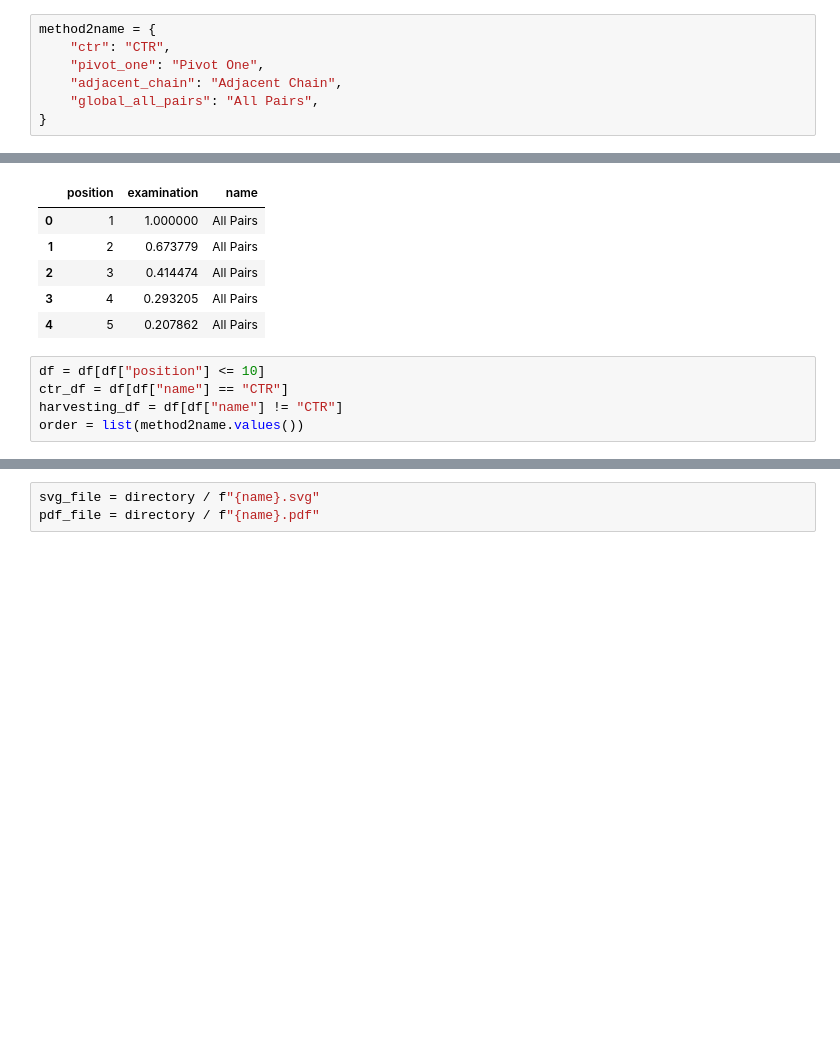
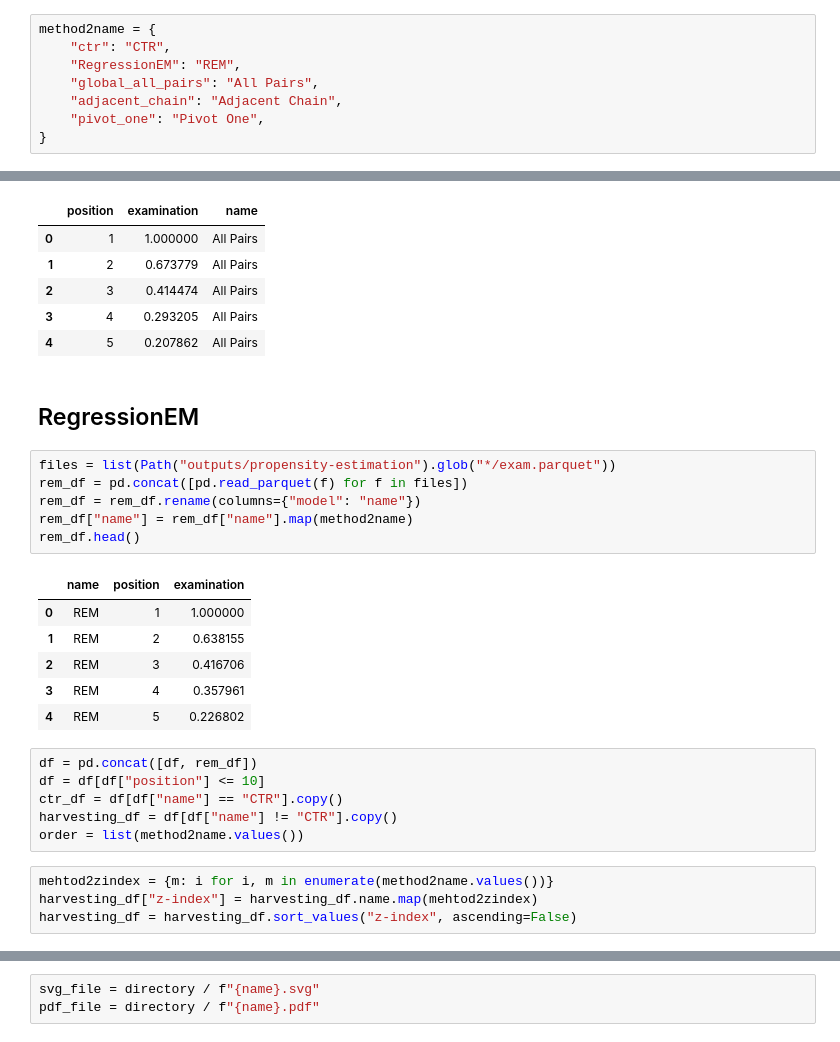
Before and after one commit to philipphager/ultr-reproducibility, a Jupyter notebook: notebooks/position-bias.ipynb, the cells around one changed output, grey strips where cells are left out. Saved outputs shown, nothing was run; the diff lists cells and outputs as text; blank space fills up the shorter version.

```diff
--- a/notebooks/position-bias.ipynb
+++ b/notebooks/position-bias.ipynb
@@ -17,9 +17,10 @@ directory = Path("figures/")
 # %%
 method2name = {
     "ctr": "CTR",
+    "RegressionEM": "REM",
+    "global_all_pairs": "All Pairs",
+    "adjacent_chain": "Adjacent Chain",
     "pivot_one": "Pivot One",
-    "adjacent_chain": "Adjacent Chain",
-    "global_all_pairs": "All Pairs",
 }
 # %%
 dfs = []
@@ -42,9 +43,29 @@ df.head()
 | 2 | 3 | 0.414474 | All Pairs |
 | 3 | 4 | 0.293205 | All Pairs |
 | 4 | 5 | 0.207862 | All Pairs |
+# %% [markdown]
+## RegressionEM
+# %%
+files = list(Path("outputs/propensity-estimation").glob("*/exam.parquet"))
+rem_df = pd.concat([pd.read_parquet(f) for f in files])
+rem_df = rem_df.rename(columns={"model": "name"})
+rem_df["name"] = rem_df["name"].map(method2name)
+rem_df.head()
+# %% [output]
+|  | name | position | examination |
+| 0 | REM | 1 | 1.000000 |
+| 1 | REM | 2 | 0.638155 |
+| 2 | REM | 3 | 0.416706 |
+| 3 | REM | 4 | 0.357961 |
+| 4 | REM | 5 | 0.226802 |
 # %%
+df = pd.concat([df, rem_df])
 df = df[df["position"] <= 10]
-ctr_df = df[df["name"] == "CTR"]
-harvesting_df = df[df["name"] != "CTR"]
+ctr_df = df[df["name"] == "CTR"].copy()
+harvesting_df = df[df["name"] != "CTR"].copy()
 order = list(method2name.values())
+# %%
+mehtod2zindex = {m: i for i, m in enumerate(method2name.values())}
+harvesting_df["z-index"] = harvesting_df.name.map(mehtod2zindex)
+harvesting_df = harvesting_df.sort_values("z-index", ascending=False)
 # %%
```
Also changed, not shown: parts of 1 cell of this notebook, 1 other file.
